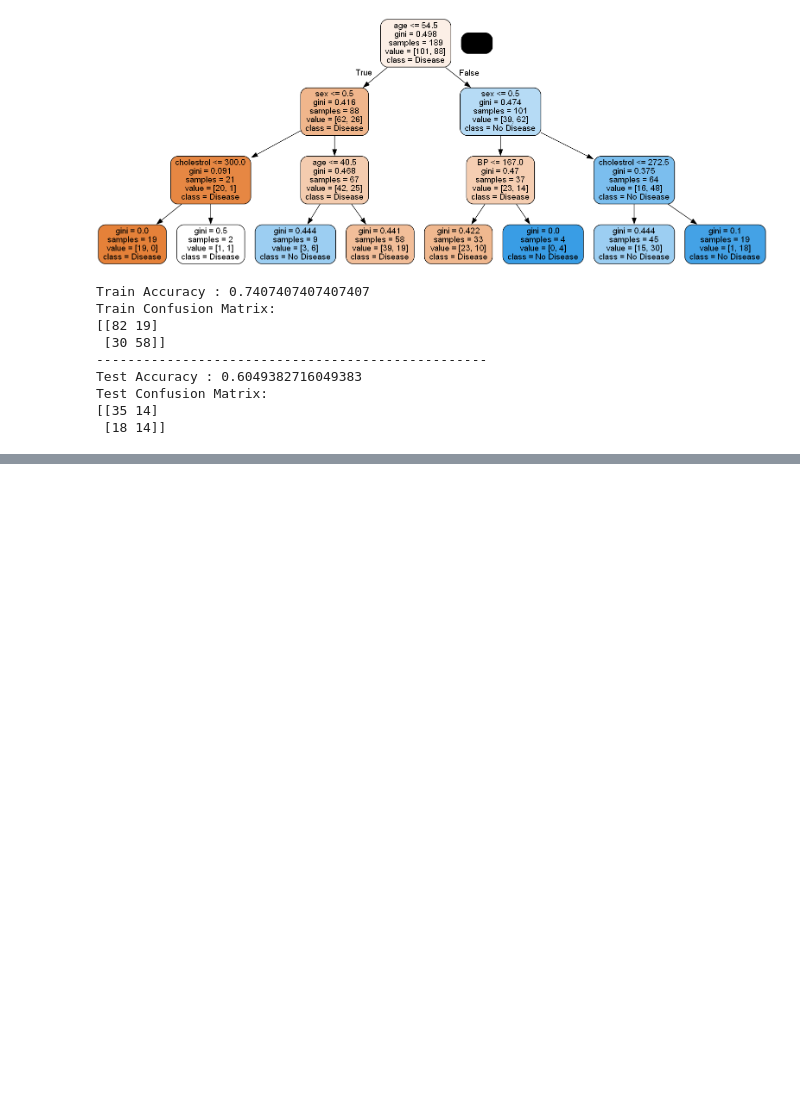
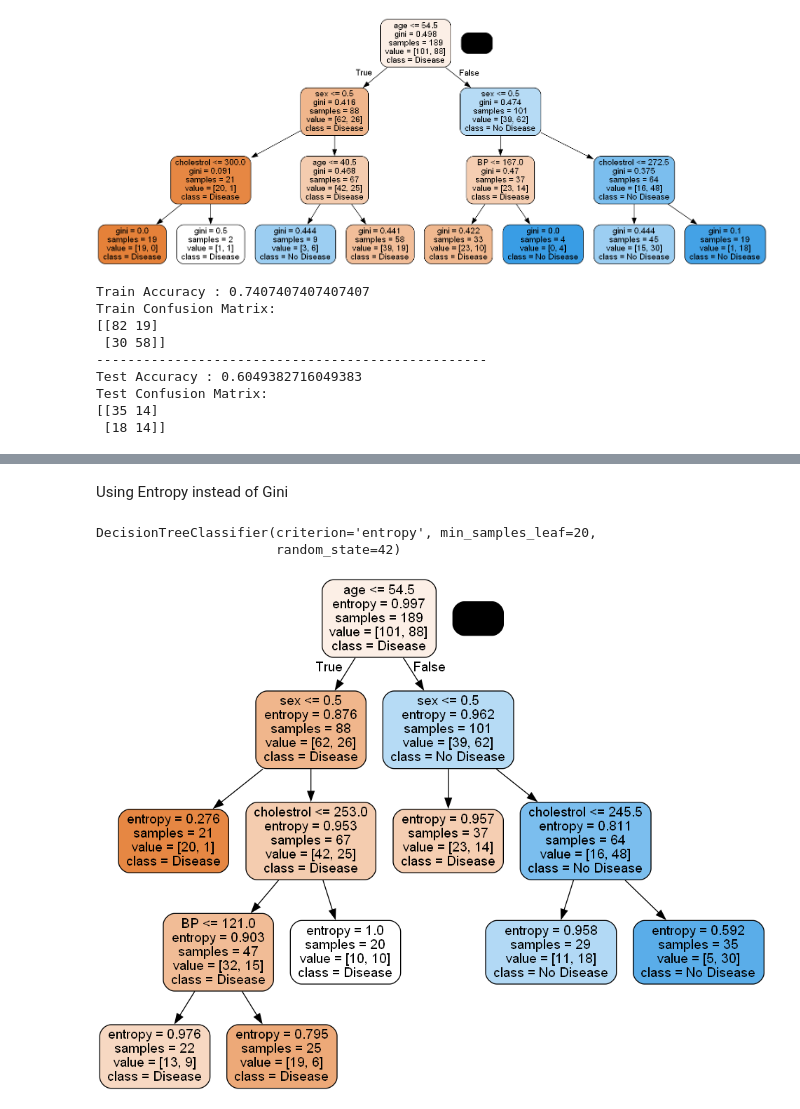
Before and after one commit to Ashik-Mohammed-S/Heart_disease_prediction, a Jupyter notebook: Heart_disease.ipynb, the cells around one changed output, grey strips where cells are left out. Saved outputs shown, nothing was run; the diff lists cells and outputs as text; code cells hidden in the pictures; blank space fills up the shorter version.

```diff
--- a/Heart_disease.ipynb
+++ b/Heart_disease.ipynb
@@ -167,0 +216,13 @@ Test Confusion Matrix:
+# %% [markdown]
+Using Entropy instead of Gini
+# %%
+dt_min_leaf_entropy = DecisionTreeClassifier(min_samples_leaf=20, random_state=42, criterion="entropy")
+dt_min_leaf_entropy.fit(X_train, y_train)
+# %% [output]
+DecisionTreeClassifier(criterion='entropy', min_samples_leaf=20,
+                       random_state=42)
+# %%
+gph = get_dt_graph(dt_min_leaf_entropy)
+Image(gph.create_png())
+# %% [output]
+[figure, added]
```
Also changed, not shown: parts of 11 cells of this notebook.
